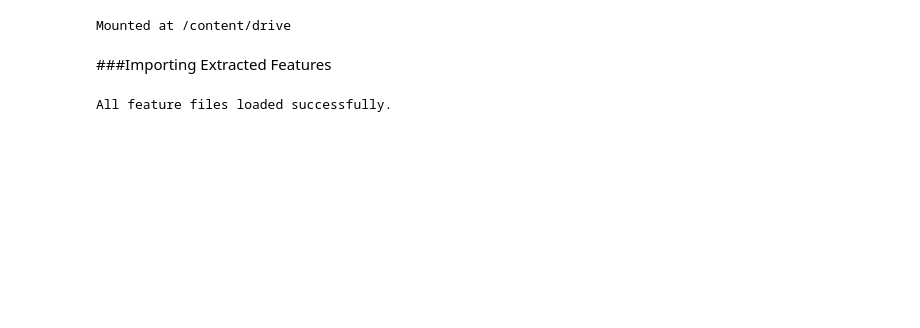
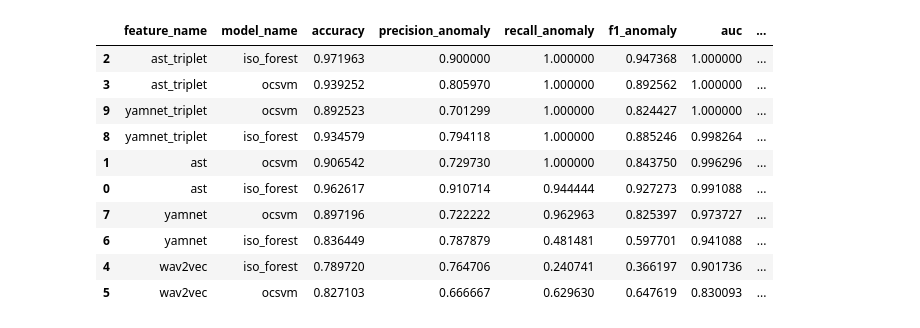
Before and after one commit to roeiyanku/UAV_Sound_Classification_Project, a Jupyter notebook: notebooks/03_train_classifiers.ipynb, the cells around one changed output. Saved outputs shown, nothing was run; the diff lists cells and outputs as text; code cells hidden in the pictures; blank space fills up the shorter version.

```diff
--- a/notebooks/03_train_classifiers.ipynb
+++ b/notebooks/03_train_classifiers.ipynb
@@ -40,0 +159,12 @@ LOGREG_MAX_ITER   = 1000
+# %%
+
+from models import (
+    get_ocsvm, get_isolation_forest, train_model, predict_model,
+    get_anomaly_scores, build_cnn_model,
+    build_teacher_student_models, train_teacher_student, predict_teacher_student,
+    get_logistic_regression
+)
+
+y_train = np.asarray(labels["train"])
+y_val   = np.asarray(labels["val"])
+y_test  = np.asarray(labels["test"])
@@ -40,0 +207,21 @@ LOGREG_MAX_ITER   = 1000
+# %%
+features = {
+    "wav2vec": wav2vec_features,
+    "ast":     ast_features,
+    #"logmel":  logmel_features,
+    "yamnet":  yamnet_features,
+    "yamnet_triplet": yamnet_triplet_features,
+    "ast_triplet": ast_triplet_features
+}
+
+models = {
+    "ocsvm":      get_ocsvm(nu=OCSVM_NU),
+    "iso_forest": get_isolation_forest(n_estimators=ISO_N_ESTIMATORS, contamination=ISO_CONTAMINATION),
+    "logreg":     get_logistic_regression(max_iter=LOGREG_MAX_ITER),
+}
+
+SELECTED_FEATURES = ["ast","ast_triplet","wav2vec", "yamnet", "yamnet_triplet"]
+SELECTED_MODELS   = ["iso_forest", "ocsvm"]
+
+RUN_CNN             = False
+RUN_TEACHER_STUDENT = False
@@ -41,10 +515,23 @@ LOGREG_MAX_ITER   = 1000
+# %%
+# Quick on-screen view of the headline table
+df = report.to_dataframe()
+display_cols = ["feature_name", "model_name", "accuracy",
+                "precision_anomaly", "recall_anomaly", "f1_anomaly",
+                "auc", "average_precision",
+                "train_time_s", "latency_ms_sample"]
+df[display_cols].sort_values(by=["auc", "f1_anomaly"], ascending=False)
+# %% [output]
+|  | feature_name | model_name | accuracy | precision_anomaly | recall_anomaly | f1_anomaly | auc | ... |
+| 2 | ast_triplet | iso_forest | 0.971963 | 0.900000 | 1.000000 | 0.947368 | 1.000000 | ... |
+| 3 | ast_triplet | ocsvm | 0.939252 | 0.805970 | 1.000000 | 0.892562 | 1.000000 | ... |
+| 9 | yamnet_triplet | ocsvm | 0.892523 | 0.701299 | 1.000000 | 0.824427 | 1.000000 | ... |
+| 8 | yamnet_triplet | iso_forest | 0.934579 | 0.794118 | 1.000000 | 0.885246 | 0.998264 | ... |
+| 1 | ast | ocsvm | 0.906542 | 0.729730 | 1.000000 | 0.843750 | 0.996296 | ... |
+| 0 | ast | iso_forest | 0.962617 | 0.910714 | 0.944444 | 0.927273 | 0.991088 | ... |
+| 7 | yamnet | ocsvm | 0.897196 | 0.722222 | 0.962963 | 0.825397 | 0.973727 | ... |
+| 6 | yamnet | iso_forest | 0.836449 | 0.787879 | 0.481481 | 0.597701 | 0.941088 | ... |
+| 4 | wav2vec | iso_forest | 0.789720 | 0.764706 | 0.240741 | 0.366197 | 0.901736 | ... |
+| 5 | wav2vec | ocsvm | 0.827103 | 0.666667 | 0.629630 | 0.647619 | 0.830093 | ... |
 # %%
 from google.colab import drive
 drive.flush_and_unmount()
-# %%
-from google.colab import drive
-drive.mount('/content/drive')
-# %% [output]
-Mounted at /content/drive
-# %% [markdown]
-###Importing Extracted Features
@@ -57,17 +537,0 @@ sys.path.append(MODELS_DIR)
-# %%
-import os
-import numpy as np
-import pandas as pd
-import time
-import matplotlib.pyplot as plt
-import seaborn as sns
-from sklearn.metrics import classification_report, accuracy_score, roc_auc_score, confusion_matrix
-
-wav2vec_features = joblib.load(os.path.join(PROCESSED_DIR, 'extracted_wav2vec_features.joblib'))
-ast_features     = joblib.load(os.path.join(PROCESSED_DIR, 'extracted_ast_features.joblib'))
-logmel_features  = joblib.load(os.path.join(PROCESSED_DIR, 'extracted_logmel_features.joblib'))
-labels           = joblib.load(os.path.join(PROCESSED_DIR, 'labels.joblib'))
-
-print("All feature files loaded successfully.")
-# %% [output]
-All feature files loaded successfully.
```
Also changed, not shown: parts of 37 cells of this notebook.
